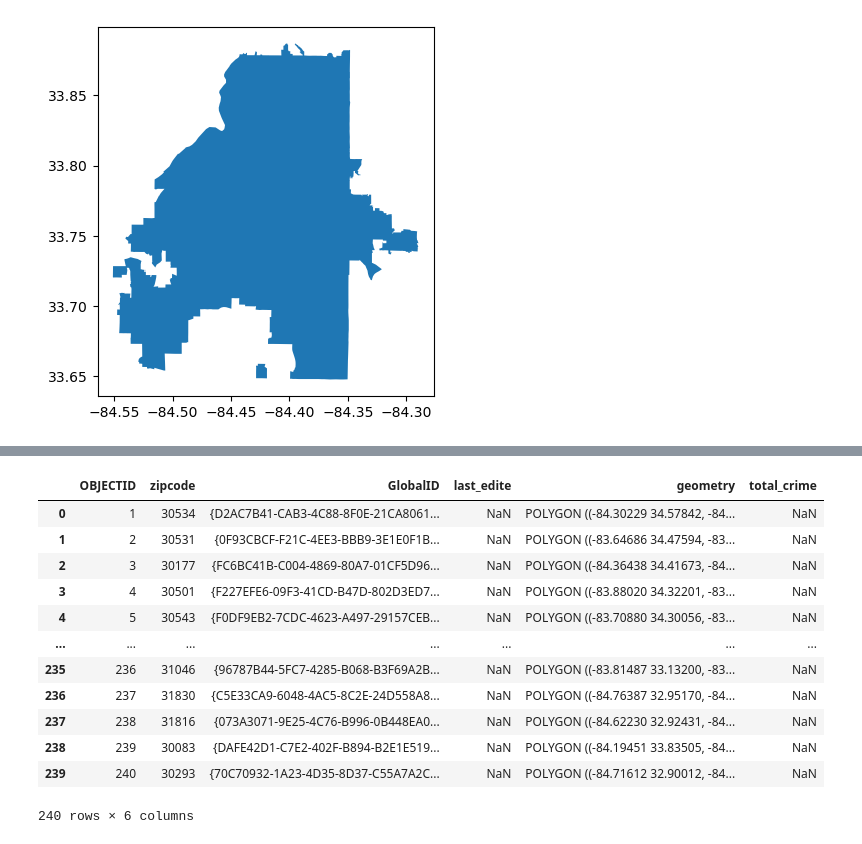
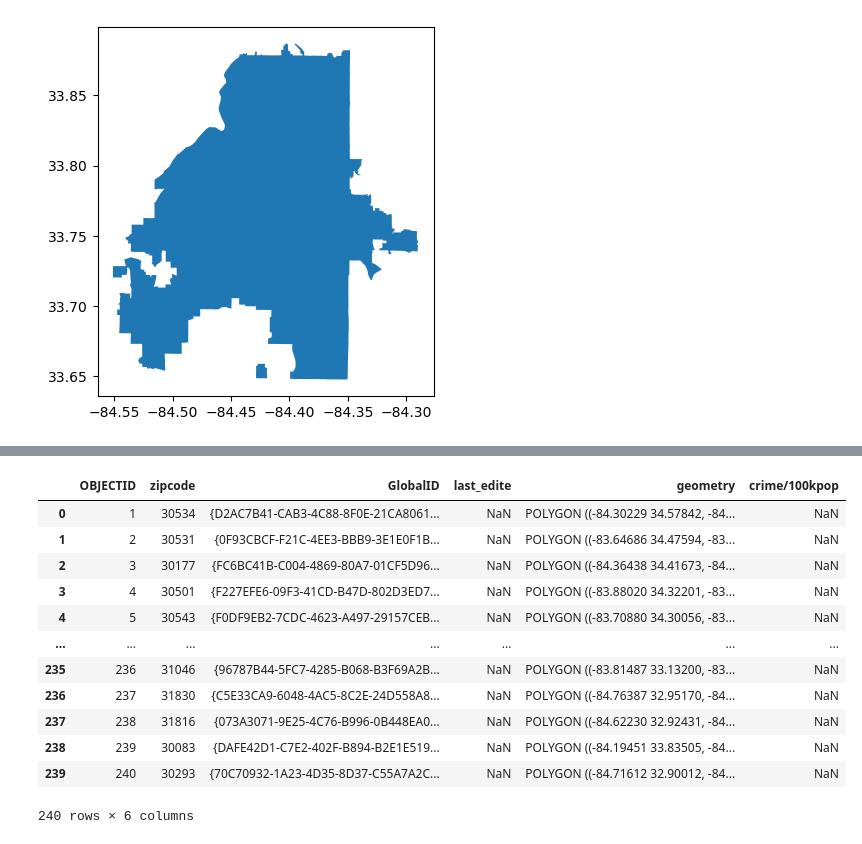
Before and after one commit to KellyPared/GT-Bootcamp-Atlanta_schoolsby_district, a Jupyter notebook: crime_zipcode_shapefile.ipynb, the cells around one changed output, grey strips where cells are left out. Saved outputs shown, nothing was run; the diff lists cells and outputs as text; code cells hidden in the pictures.

```diff
--- a/crime_zipcode_shapefile.ipynb
+++ b/crime_zipcode_shapefile.ipynb
@@ -44,11 +60,14 @@ import pandas as pd
 # %%
 # you need to change the path
 crime_path = r'C:\Users\shams_a\Desktop\GATECH_bootcamp\P-1\to github\zip_vs_crim.csv'
+crime_density_path = r'C:\Users\shams_a\Desktop\GATECH_bootcamp\P-1\to github\zip_vs_crim_density.csv'
 # %%
 crime_zip = pd.read_csv(crime_path)
+crime_density_zip = pd.read_csv(crime_density_path)
 # %%
-atl_zip_shp['ZIP'] = pd.to_numeric(atl_zip_shp['ZIP'])
+atl_zip_shp['zipcode'] = pd.to_numeric(atl_zip_shp['zipcode'])
 crime_zip['zipcode'] = pd.to_numeric(crime_zip['zipcode'])
+crime_density_zip['zipcode'] = pd.to_numeric(crime_density_zip['zipcode'])
 # %%
 #data = pd.merge(atl_zip_shp, crime_zip, how= "left", on = ["ZIP","zipcode"])
 # %%
@@ -79,7 +99,8 @@ data = pd.merge(atl_zip_shp, crime_zip, how= "left", on = ["zipcode","zipcode"])
 # %%
-data
+data_den = pd.merge(atl_zip_shp, crime_density_zip, how= "left", on = ["zipcode","zipcode"])
+data_den
 # %% [output]
-|  | OBJECTID | zipcode | GlobalID | last_edite | geometry | total_crime |
+|  | OBJECTID | zipcode | GlobalID | last_edite | geometry | crime/100kpop |
 | 0 | 1 | 30534 | {D2AC7B41-CAB3-4C88-8F0E-21CA8061... | NaN | POLYGON ((-84.30229 34.57842, -84... | NaN |
 | 1 | 2 | 30531 | {0F93CBCF-F21C-4EE3-BBB9-3E1E0F1B... | NaN | POLYGON ((-83.64686 34.47594, -83... | NaN |
 | 2 | 3 | 30177 | {FC6BC41B-C004-4869-80A7-01CF5D96... | NaN | POLYGON ((-84.36438 34.41673, -84... | NaN |
```
Also changed, not shown: parts of 7 cells of this notebook.
